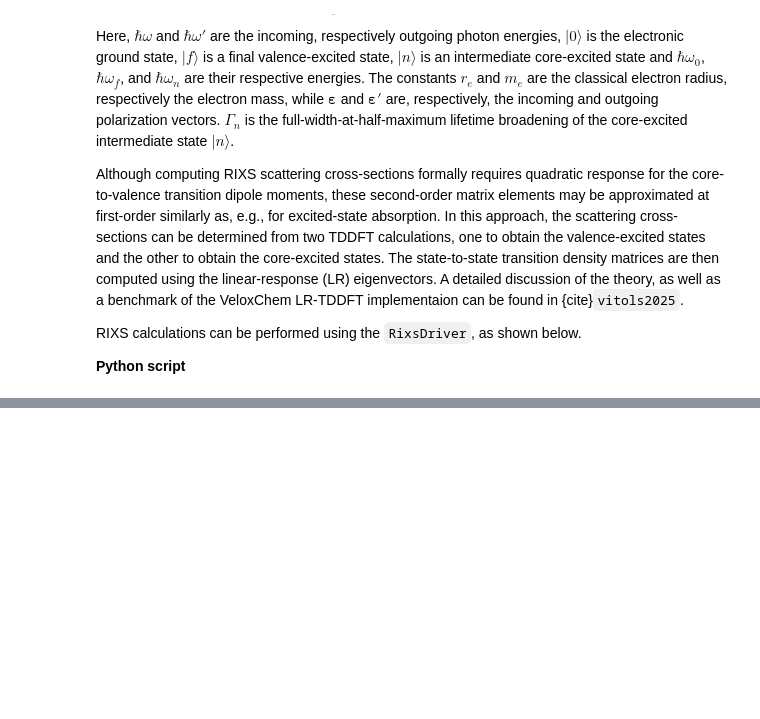
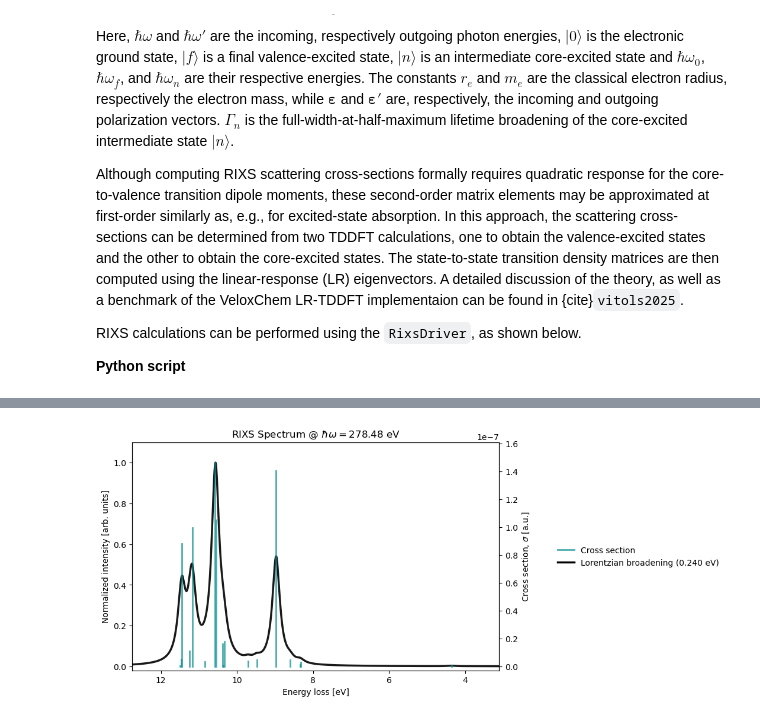
Before and after one commit to VeloxChem/vlxman, a Jupyter notebook: docs/xray.ipynb, the cells around one changed output, grey strips where cells are left out. Cells and saved outputs as stored; diff of their text form; code cells hidden in the pictures; blank space fills up the shorter version.

```diff
--- a/docs/xray.ipynb
+++ b/docs/xray.ipynb
@@ -429,0 +437,4 @@ xyz:
+# %%
+rixs_drv.plot(rixs_results, photon_energy_ev=278.5)
+# %% [output]
+[figure, added]
```
Also changed, not shown: parts of 6 cells of this notebook, 3 other files.
